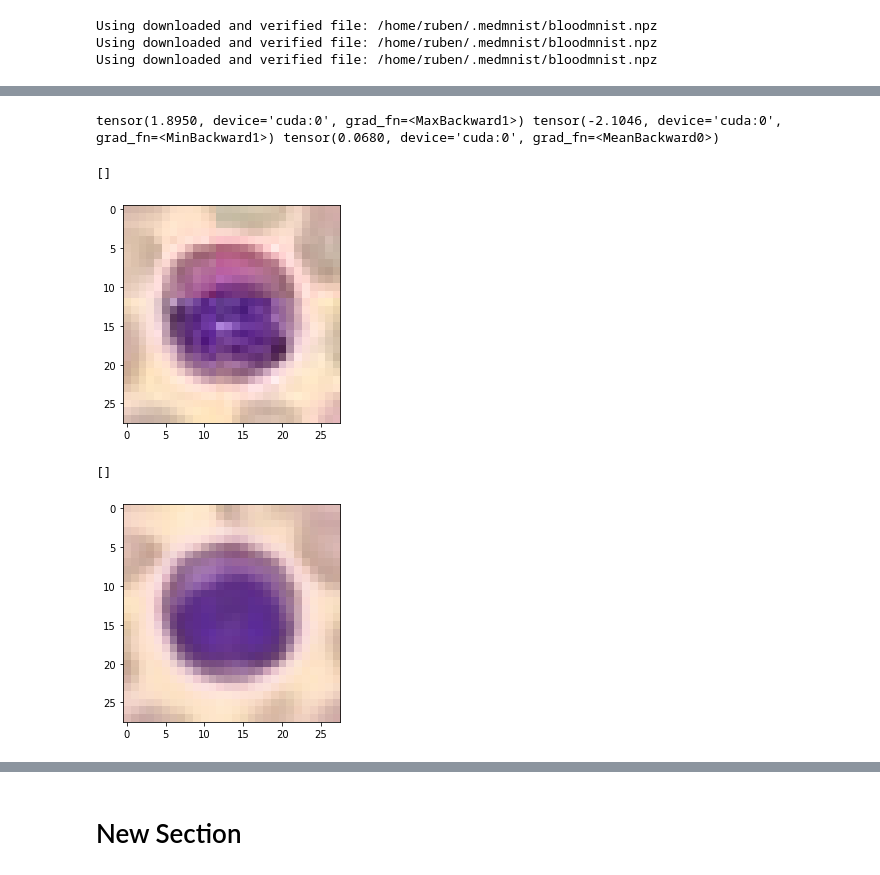
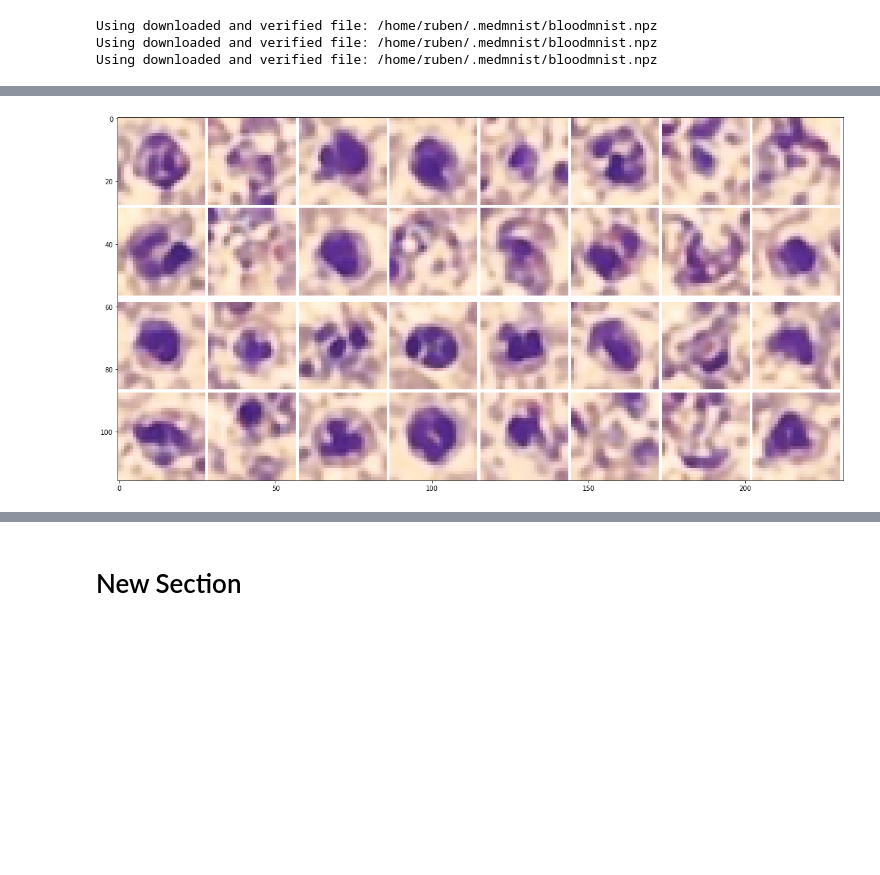
Before and after one commit to RuHae/TGM_Project, a Jupyter notebook: Code/playbook.ipynb, the cells around one changed output, grey strips where cells are left out. Cells and saved outputs as stored; diff of their text form; code cells hidden in the pictures; blank space fills up the shorter version.

```diff
--- a/Code/playbook.ipynb
+++ b/Code/playbook.ipynb
@@ -102,17 +72,4 @@ img = vae.decoder.forward(lat)
-# %%
-print(lat.max(), lat.min(), lat.mean())
-# %% [output]
-tensor(1.8950, device='cuda:0', grad_fn=<MaxBackward1>) tensor(-2.1046, device='cuda:0', grad_fn=<MinBackward1>) tensor(0.0680, device='cuda:0', grad_fn=<MeanBackward0>)
-# %%
-plt.imshow(test_img[0].moveaxis(0, 2).cpu().detach().numpy(), cmap="gray")
-plt.plot()
-# %% [output]
-[]
-[figure, removed]
-# %%
-# img = F.normalize(img)
-plt.imshow(img[0].moveaxis(0, 2).cpu().detach().numpy(), cmap="gray")
-plt.plot()
-# %% [output]
-[]
-[figure, removed]
+# %%
+_ = plot_generated(vae, device)
+# %% [output]
+[figure, added]
```
Also changed, not shown: parts of 11 cells of this notebook, 4 other files.
